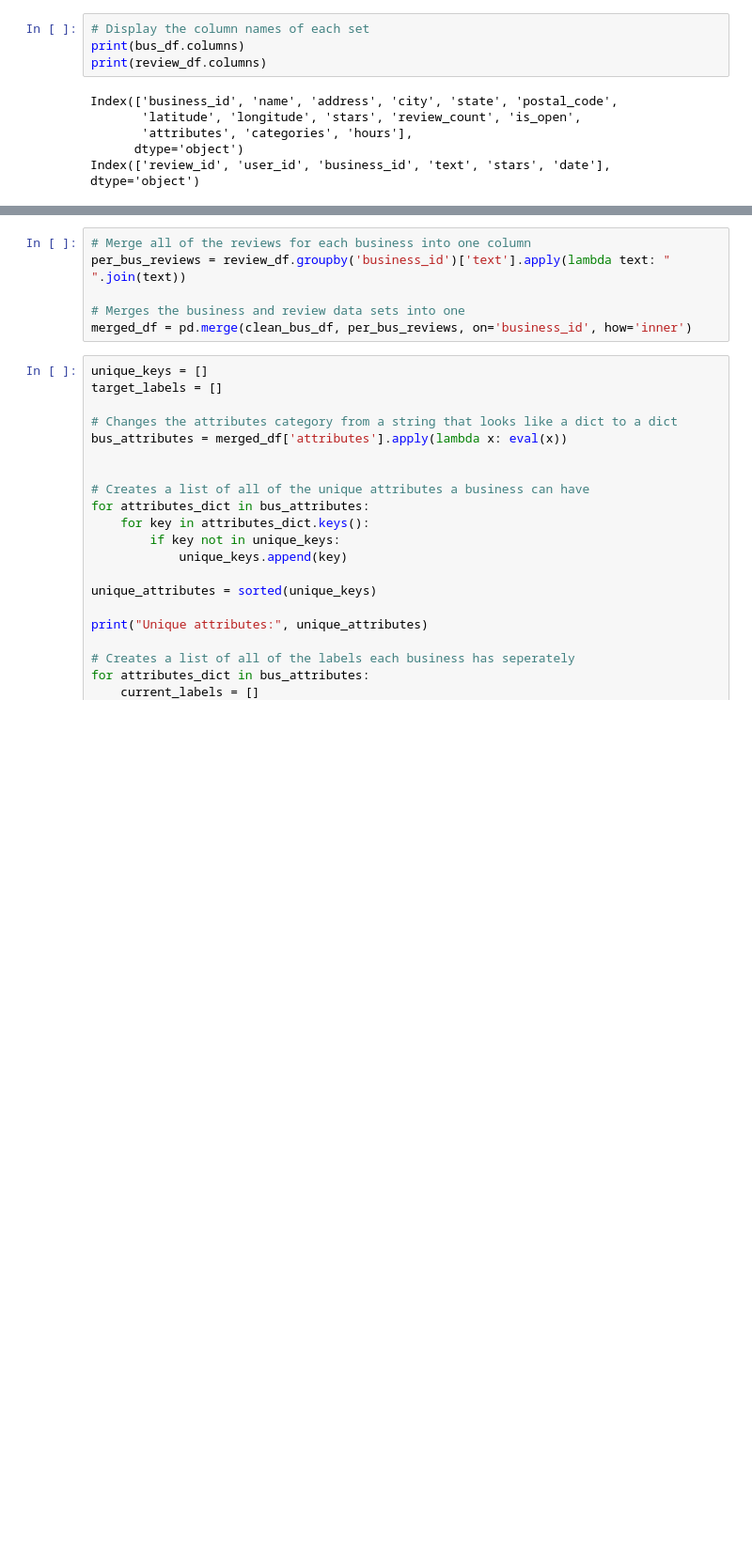
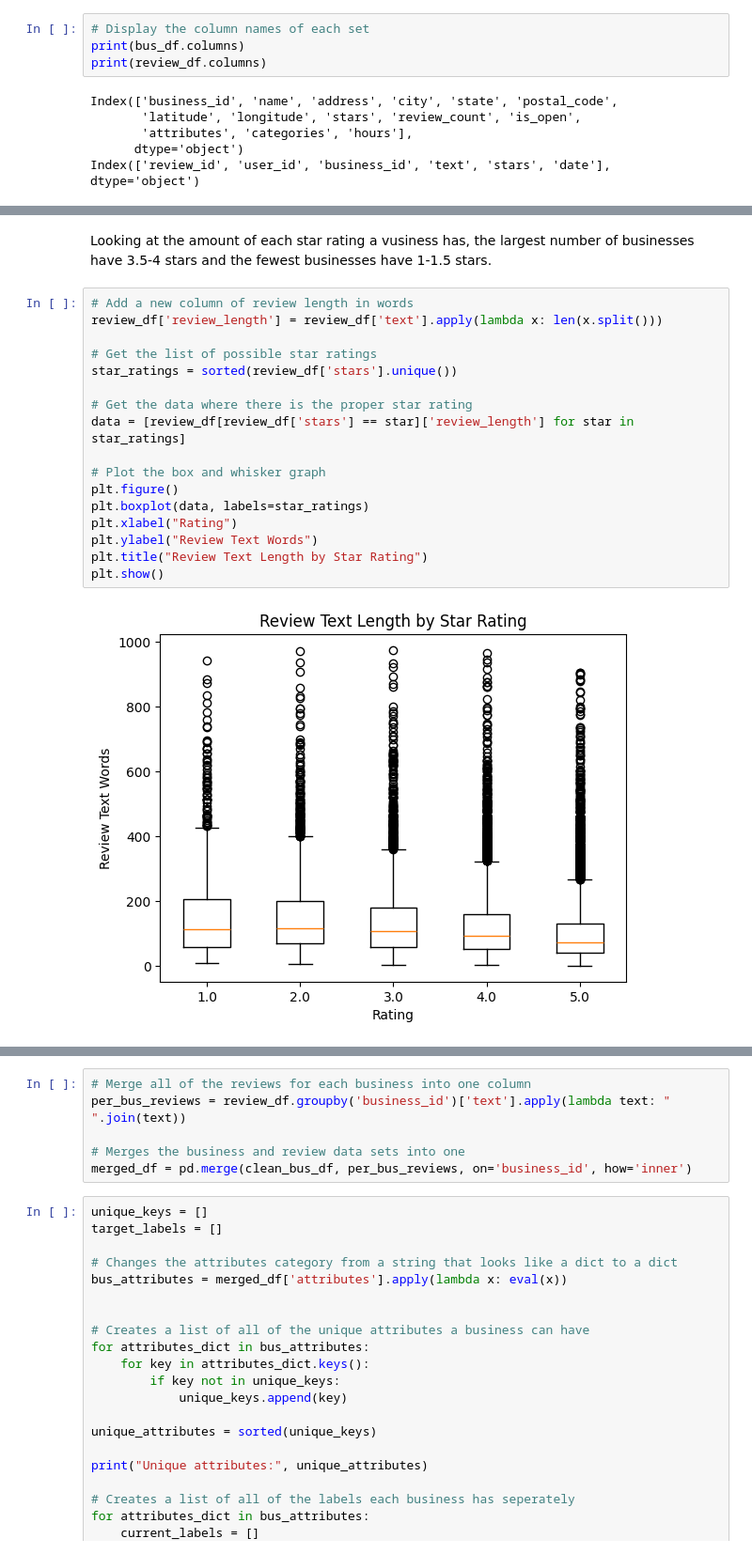
Before and after one commit to Nwbyyy/yelp-data-analysis, a Jupyter notebook: fin.ipynb, the cells around one changed output, grey strips where cells are left out. Shown: that part at 94% size. Saved outputs shown, nothing was run; the diff lists cells and outputs as text; blank space fills up the shorter version.

```diff
--- a/fin.ipynb
+++ b/fin.ipynb
@@ -31,0 +48,21 @@ Index(['review_id', 'user_id', 'business_id', 'text', 'stars', 'date'], dtype='o
+# %% [markdown]
+Looking at the amount of each star rating a vusiness has, the largest number of businesses have 3.5-4 stars and the fewest businesses have 1-1.5 stars.
+# %%
+# Add a new column of review length in words
+review_df['review_length'] = review_df['text'].apply(lambda x: len(x.split()))
+
+# Get the list of possible star ratings
+star_ratings = sorted(review_df['stars'].unique())
+
+# Get the data where there is the proper star rating
+data = [review_df[review_df['stars'] == star]['review_length'] for star in star_ratings]
+
+# Plot the box and whisker graph
+plt.figure()
+plt.boxplot(data, labels=star_ratings)
+plt.xlabel("Rating")
+plt.ylabel("Review Text Words")
+plt.title("Review Text Length by Star Rating")
+plt.show()
+# %% [output]
+[figure, added]
```
Also changed, not shown: parts of 20 cells of this notebook.
